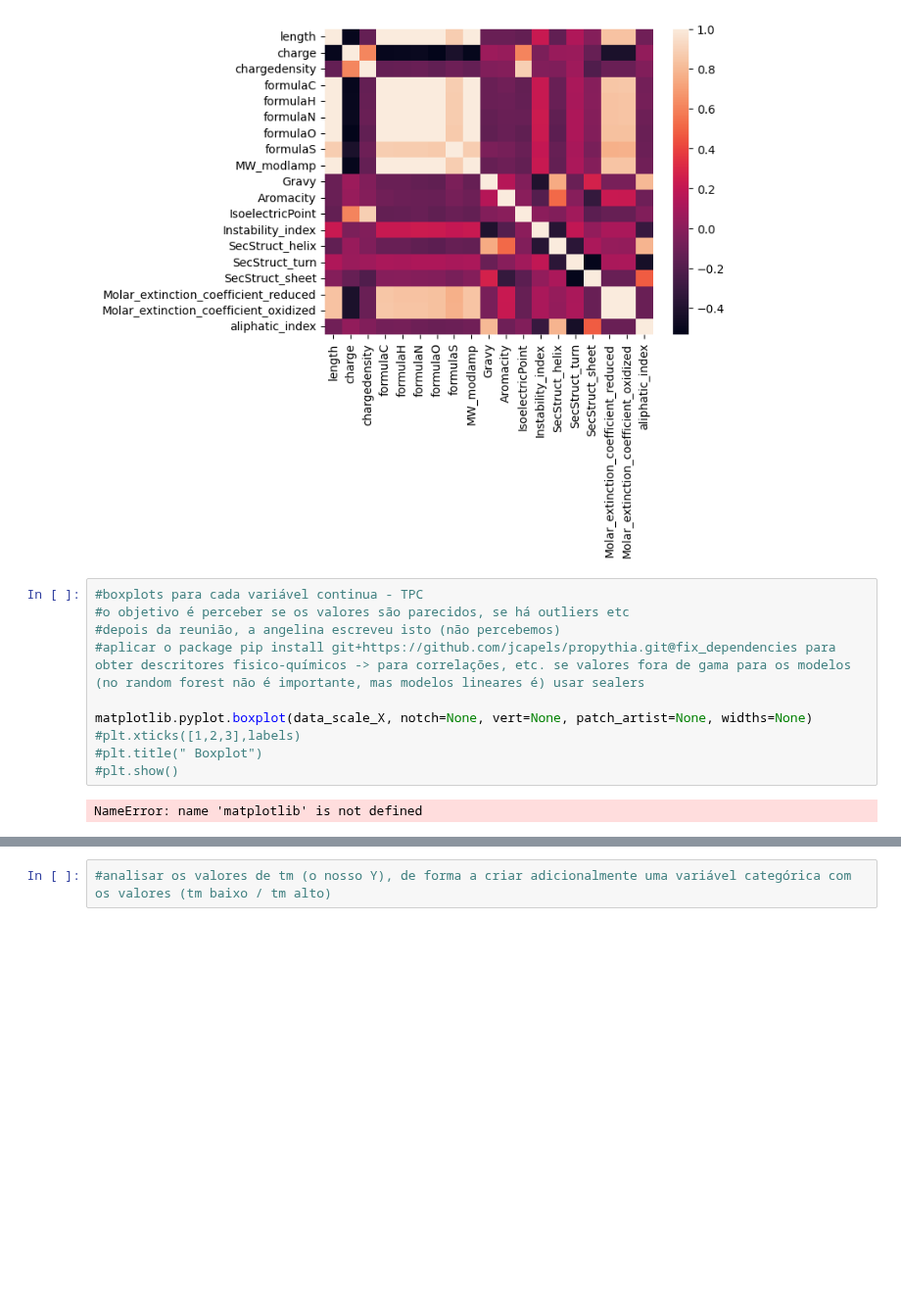
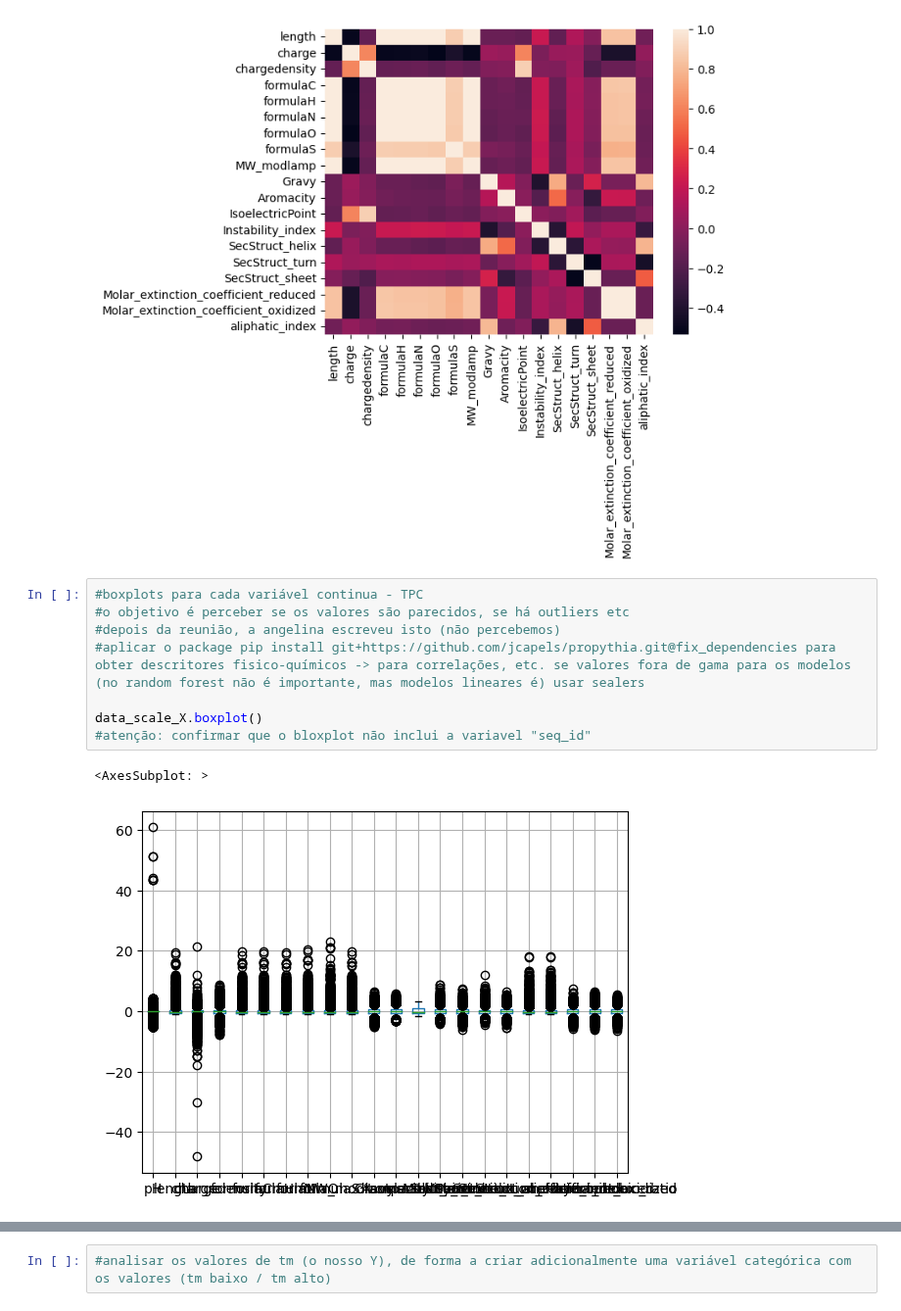
Before and after one commit to Sonia42882/SIB_v1, a Jupyter notebook: kag/Notebook1.ipynb, the cells around one changed output, grey strips where cells are left out. Shown at 98% size. Drawn from its saved outputs; the diff is of its cells as text; blank space fills up the shorter version.

Commit message:
boxplot

```diff
--- a/kag/Notebook1.ipynb
+++ b/kag/Notebook1.ipynb
@@ -276,15 +276,14 @@ AttributeError: module 'matplotlib' has no attribute 'show'
 # %%
 #boxplots para cada variável continua - TPC
 #o objetivo é perceber se os valores são parecidos, se há outliers etc
 #depois da reunião, a angelina escreveu isto (não percebemos)
 #aplicar o package pip install git+https://github.com/jcapels/propythia.git@fix_dependencies para obter descritores fisico-químicos -> para correlações, etc. se valores fora de gama para os modelos (no random forest não é importante, mas modelos lineares é) usar sealers
 
-matplotlib.pyplot.boxplot(data_scale_X, notch=None, vert=None, patch_artist=None, widths=None)
-#plt.xticks([1,2,3],labels)
-#plt.title(" Boxplot")
-#plt.show()
+data_scale_X.boxplot()
+#atenção: confirmar que o bloxplot não inclui a variavel "seq_id"
 # %% [output]
-NameError: name 'matplotlib' is not defined
+<AxesSubplot: >
+[figure, added]
 # %%
 #qqplots para verificar visualmente a normalidade - TPC
 #o shapiro analisa quantitativamente a normalidade, mas deu erro
```
Also changed, not shown: parts of 1 cell of this notebook.
